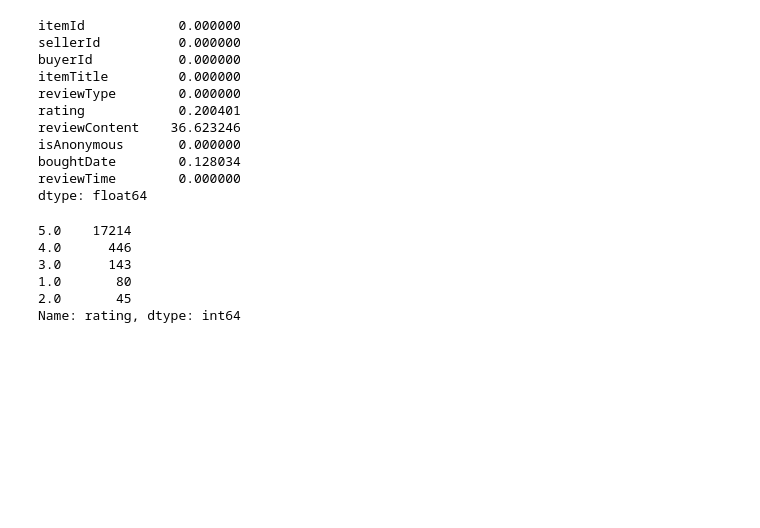
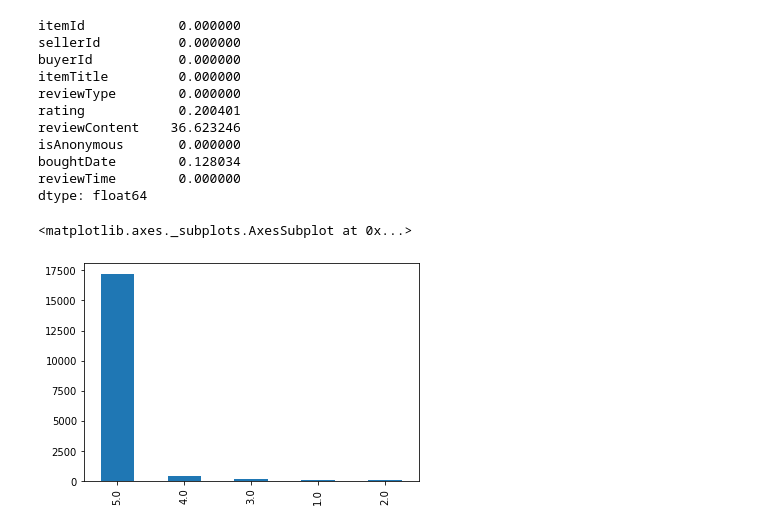
Before and after one commit to nunan-ct/Review_analysic, a Jupyter notebook: Pre -precessing.ipynb, the cells around one changed output. Saved outputs shown, nothing was run; the diff lists cells and outputs as text; code cells hidden in the pictures; blank space fills up the shorter version.

```diff
--- a/Pre -precessing.ipynb
+++ b/Pre -precessing.ipynb
@@ -41,11 +40,7 @@ boughtDate        0.128034
 reviewTime        0.000000
 dtype: float64
 # %%
-data.rating.value_counts()
+data['rating'].value_counts().plot.bar()
 # %% [output]
-5.0    17214
-4.0      446
-3.0      143
-1.0       80
-2.0       45
-Name: rating, dtype: int64
+<matplotlib.axes._subplots.AxesSubplot at 0x...>
+[figure, added]
```
Also changed, not shown: parts of 7 cells of this notebook.
